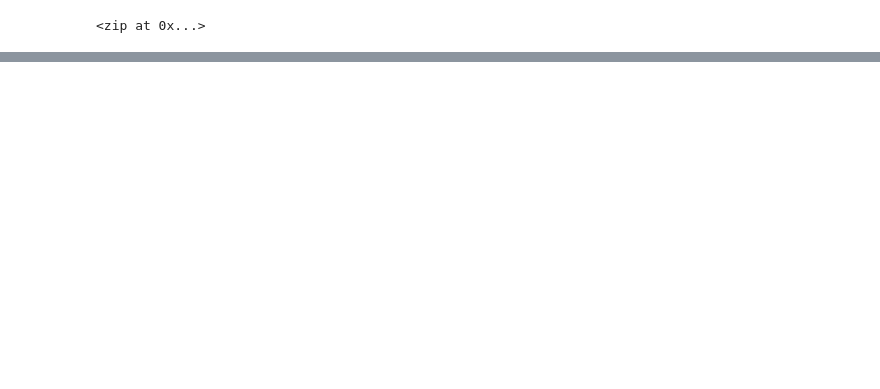
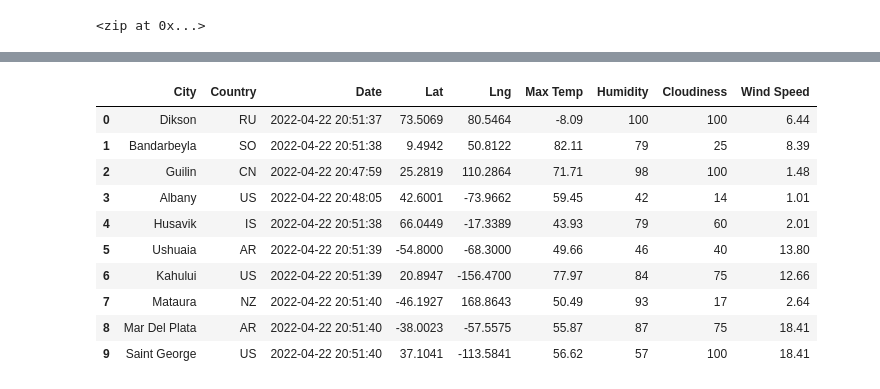
Before and after one commit to sever1sd/World_Weather_Analysis, a Jupyter notebook: WeatherPy.ipynb, the cells around one changed output, grey strips where cells are left out. Cells and saved outputs as stored; diff of their text form; code cells hidden in the pictures; blank space fills up the shorter version.

```diff
--- a/WeatherPy.ipynb
+++ b/WeatherPy.ipynb
@@ -7,3 +13,6 @@ from citipy import citipy
+# %%
+#url for pulling in weather api
+url = "http://api.openweathermap.org/data/2.5/weather?units=Imperial&APPID=" + weather_api_key
 # %%
 #create a set of random latitude and longitude combos
 
@@ -36,0 +159,24 @@ len(cities)
+# %%
+#convert the array of dictionaries to a pandas dataframe
+
+city_data_df = pd.DataFrame(city_data)
+
+#reordering columns
+new_column_order = ["City","Country","Date","Lat","Lng",
+                    "Max Temp","Humidity","Cloudiness","Wind Speed"]
+
+city_data_df = city_data_df[new_column_order]
+
+city_data_df.head(10)
+# %% [output]
+|  | City | Country | Date | Lat | Lng | Max Temp | Humidity | Cloudiness | Wind Speed |
+| 0 | Dikson | RU | 2022-04-22 20:51:37 | 73.5069 | 80.5464 | -8.09 | 100 | 100 | 6.44 |
+| 1 | Bandarbeyla | SO | 2022-04-22 20:51:38 | 9.4942 | 50.8122 | 82.11 | 79 | 25 | 8.39 |
+| 2 | Guilin | CN | 2022-04-22 20:47:59 | 25.2819 | 110.2864 | 71.71 | 98 | 100 | 1.48 |
+| 3 | Albany | US | 2022-04-22 20:48:05 | 42.6001 | -73.9662 | 59.45 | 42 | 14 | 1.01 |
+| 4 | Husavik | IS | 2022-04-22 20:51:38 | 66.0449 | -17.3389 | 43.93 | 79 | 60 | 2.01 |
+| 5 | Ushuaia | AR | 2022-04-22 20:51:39 | -54.8000 | -68.3000 | 49.66 | 46 | 40 | 13.80 |
+| 6 | Kahului | US | 2022-04-22 20:51:39 | 20.8947 | -156.4700 | 77.97 | 84 | 75 | 12.66 |
+| 7 | Mataura | NZ | 2022-04-22 20:51:40 | -46.1927 | 168.8643 | 50.49 | 93 | 17 | 2.64 |
+| 8 | Mar Del Plata | AR | 2022-04-22 20:51:40 | -38.0023 | -57.5575 | 55.87 | 87 | 75 | 18.41 |
+| 9 | Saint George | US | 2022-04-22 20:51:40 | 37.1041 | -113.5841 | 56.62 | 57 | 100 | 18.41 |
```
Also changed, not shown: parts of 6 cells of this notebook.
